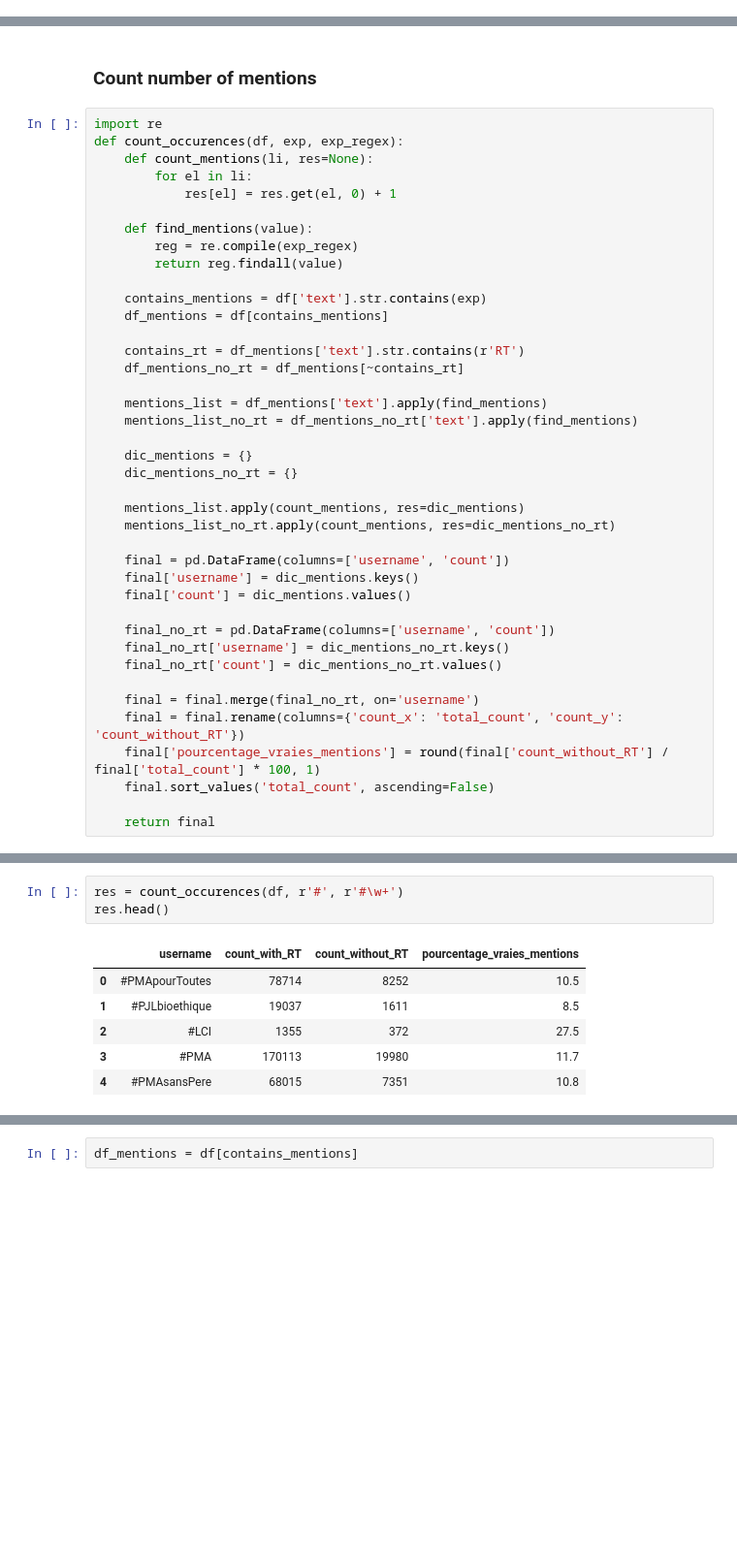
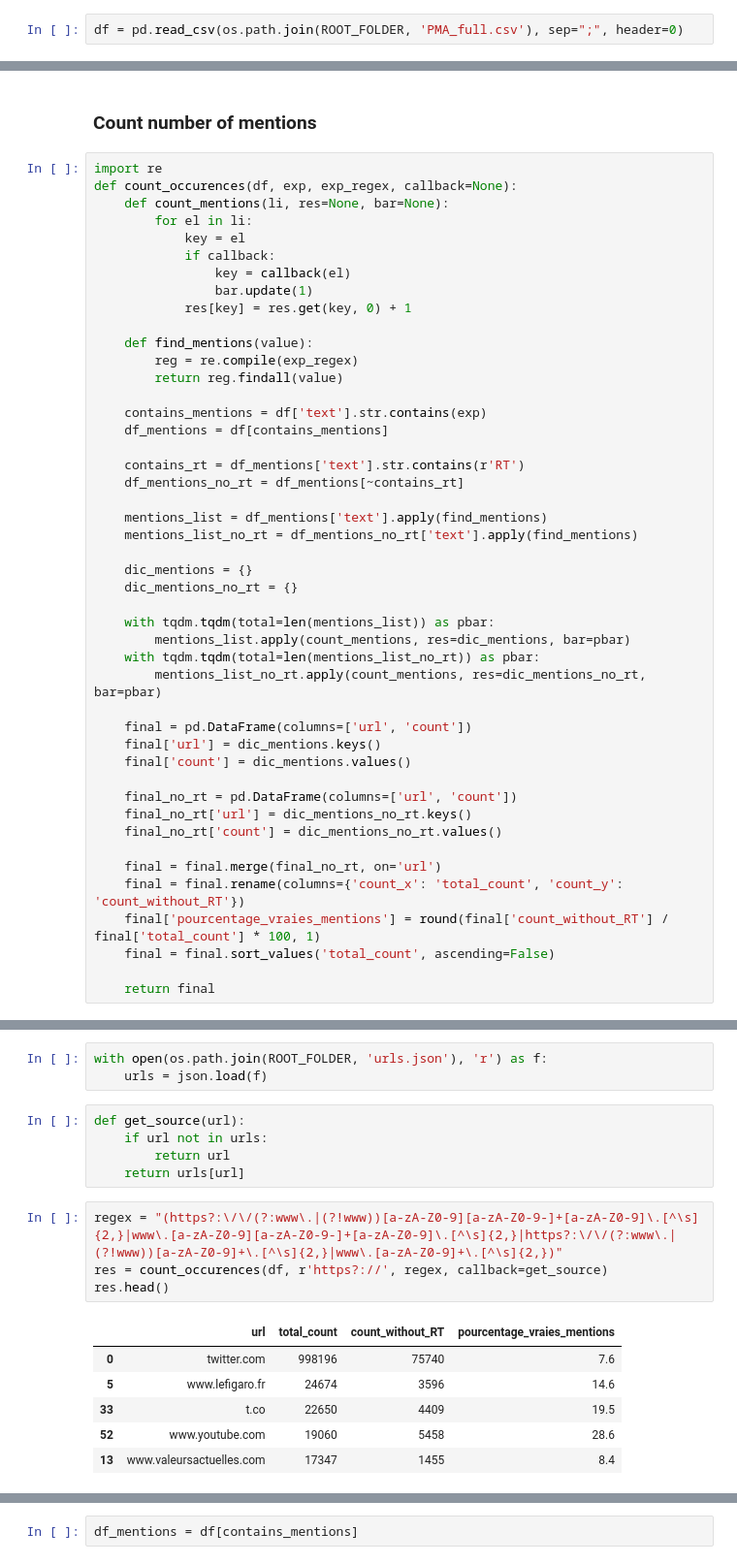
Before and after one commit to CERES-Sorbonne/Restweetution, a Jupyter notebook: experiences/5. Metrics.ipynb, the cells around one changed output, grey strips where cells are left out. Shown at 97% size. Drawn from its saved outputs; the diff is of its cells as text; blank space fills up the shorter version.

```diff
--- a/experiences/5. Metrics.ipynb
+++ b/experiences/5. Metrics.ipynb
@@ -24,2 +24,4 @@ df.to_csv(os.path.join(ROOT_FOLDER, 'PMA_full.csv'), sep=";")
+# %%
+df = pd.read_csv(os.path.join(ROOT_FOLDER, 'PMA_full.csv'), sep=";", header=0)
 # %% [markdown]
 ### Count number of tweets for each user
@@ -29,10 +33,14 @@ df.groupby(['from_user_id', 'from_user_name']).size().reset_index(name='counts')
 ### Count number of mentions
 # %%
 import re
-def count_occurences(df, exp, exp_regex):
-    def count_mentions(li, res=None):
+def count_occurences(df, exp, exp_regex, callback=None):
+    def count_mentions(li, res=None, bar=None):
         for el in li:
-            res[el] = res.get(el, 0) + 1
+            key = el
+            if callback:
+                key = callback(el)
+                bar.update(1)
+            res[key] = res.get(key, 0) + 1
 
     def find_mentions(value):
         reg = re.compile(exp_regex)
@@ -50,20 +58,22 @@ def count_occurences(df, exp, exp_regex):
     dic_mentions = {}
     dic_mentions_no_rt = {}
 
-    mentions_list.apply(count_mentions, res=dic_mentions)
-    mentions_list_no_rt.apply(count_mentions, res=dic_mentions_no_rt)
+    with tqdm.tqdm(total=len(mentions_list)) as pbar:
+        mentions_list.apply(count_mentions, res=dic_mentions, bar=pbar)
+    with tqdm.tqdm(total=len(mentions_list_no_rt)) as pbar:
+        mentions_list_no_rt.apply(count_mentions, res=dic_mentions_no_rt, bar=pbar)
 
-    final = pd.DataFrame(columns=['username', 'count'])
-    final['username'] = dic_mentions.keys()
+    final = pd.DataFrame(columns=['url', 'count'])
+    final['url'] = dic_mentions.keys()
     final['count'] = dic_mentions.values()
 
-    final_no_rt = pd.DataFrame(columns=['username', 'count'])
-    final_no_rt['username'] = dic_mentions_no_rt.keys()
+    final_no_rt = pd.DataFrame(columns=['url', 'count'])
+    final_no_rt['url'] = dic_mentions_no_rt.keys()
     final_no_rt['count'] = dic_mentions_no_rt.values()
 
-    final = final.merge(final_no_rt, on='username')
+    final = final.merge(final_no_rt, on='url')
     final = final.rename(columns={'count_x': 'total_count', 'count_y': 'count_without_RT'})
     final['pourcentage_vraies_mentions'] = round(final['count_without_RT'] / final['total_count'] * 100, 1)
-    final.sort_values('total_count', ascending=False)
+    final = final.sort_values('total_count', ascending=False)
 
     return final
@@ -70,10 +94,19 @@ def count_occurences(df, exp, exp_regex):
+# %%
+with open(os.path.join(ROOT_FOLDER, 'urls.json'), 'r') as f:
+    urls = json.load(f)
+# %%
+def get_source(url):
+    if url not in urls:
+        return url
+    return urls[url]
 # %%
-res = count_occurences(df, r'#', r'#\w+')
+regex = "(https?:\/\/(?:www\.|(?!www))[a-zA-Z0-9][a-zA-Z0-9-]+[a-zA-Z0-9]\.[^\s]{2,}|www\.[a-zA-Z0-9][a-zA-Z0-9-]+[a-zA-Z0-9]\.[^\s]{2,}|https?:\/\/(?:www\.|(?!www))[a-zA-Z0-9]+\.[^\s]{2,}|www\.[a-zA-Z0-9]+\.[^\s]{2,})"
+res = count_occurences(df, r'https?://', regex, callback=get_source)
 res.head()
 # %% [output]
-|  | username | count_with_RT | count_without_RT | pourcentage_vraies_mentions |
-| 0 | #PMApourToutes | 78714 | 8252 | 10.5 |
-| 1 | #PJLbioethique | 19037 | 1611 | 8.5 |
-| 2 | #LCI | 1355 | 372 | 27.5 |
-| 3 | #PMA | 170113 | 19980 | 11.7 |
-| 4 | #PMAsansPere | 68015 | 7351 | 10.8 |
+|  | url | total_count | count_without_RT | pourcentage_vraies_mentions |
+| 0 | twitter.com | 998196 | 75740 | 7.6 |
+| 5 | www.lefigaro.fr | 24674 | 3596 | 14.6 |
+| 33 | t.co | 22650 | 4409 | 19.5 |
+| 52 | www.youtube.com | 19060 | 5458 | 28.6 |
+| 13 | www.valeursactuelles.com | 17347 | 1455 | 8.4 |
```
Also changed, not shown: parts of 29 cells of this notebook, 2 other files.
